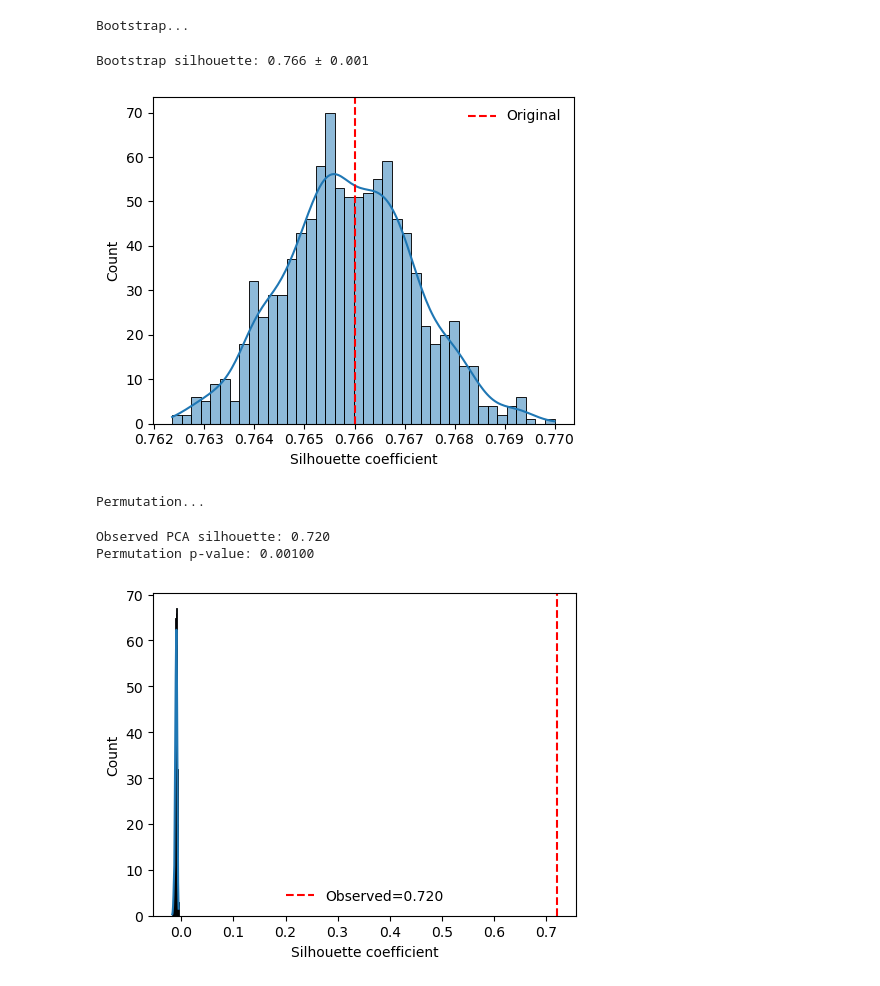
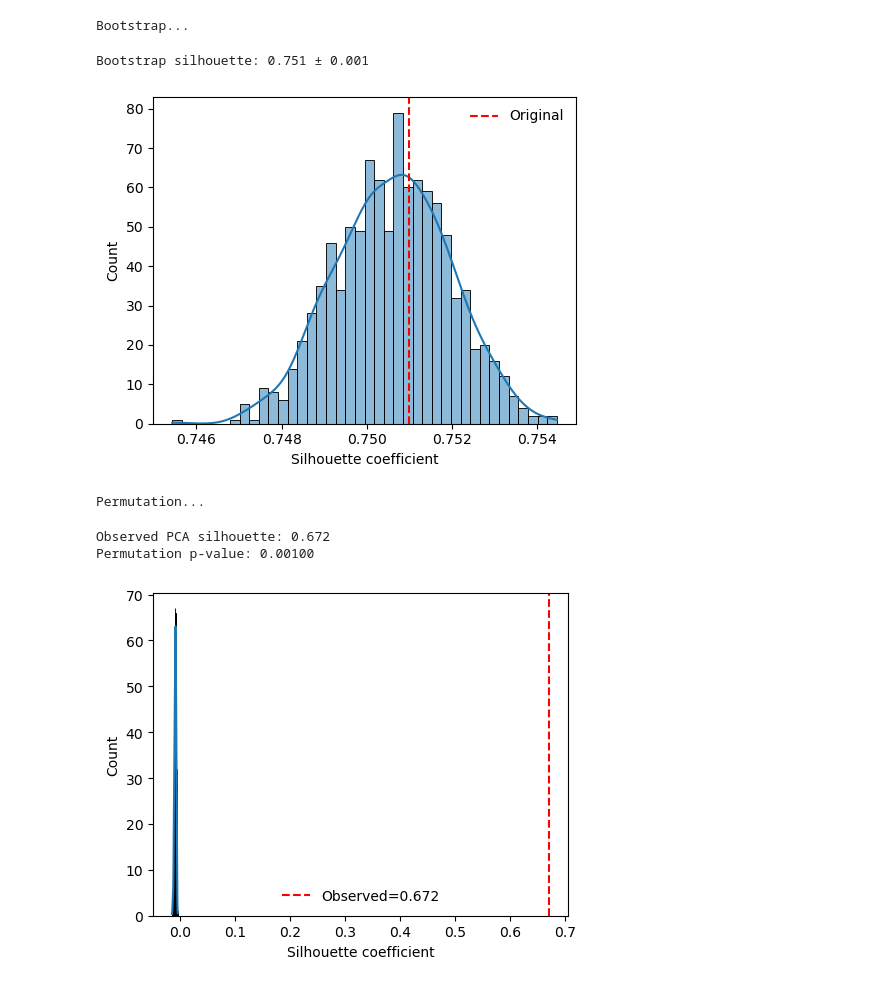
Before and after one commit to ylx6266/NEXUS, a Jupyter notebook: analyse_notebook/Calcium_imaging_analysis.ipynb, the cells around one changed output. Saved outputs shown, nothing was run; the diff lists cells and outputs as text; code cells hidden in the pictures.

```diff
--- a/analyse_notebook/Calcium_imaging_analysis.ipynb
+++ b/analyse_notebook/Calcium_imaging_analysis.ipynb
@@ -231,7 +231,7 @@ print(f"Bootstrap silhouette: {boot.mean():.3f} ± {boot.std():.3f}")
 
 plt.figure(figsize=(5,4))
 sns.histplot(boot,bins=40,kde=True)
-plt.axvline(0.766,color="r",ls="--",label="Original")
+plt.axvline(0.751,color="r",ls="--",label="Original")
 plt.xlabel("Silhouette coefficient")
 plt.legend(frameon=False)
 plt.tight_layout()
@@ -244,39 +244,39 @@ X=PCA(n_components=20,random_state=0).fit_transform(
     StandardScaler().fit_transform(all_vectors)
 )
 
 obs=silhouette_score(X,all_mouse_ids)
 
 perm=[]
 for _ in tqdm(range(n_perm)):
     perm.append(
         silhouette_score(
             X,
             np.random.permutation(all_mouse_ids)
         )
     )
 
 perm=np.array(perm)
 p=(np.sum(perm>=obs)+1)/(n_perm+1)
 
 print(f"Observed PCA silhouette: {obs:.3f}")
 print(f"Permutation p-value: {p:.5f}")
 
 plt.figure(figsize=(5,4))
 sns.histplot(perm,bins=40,kde=True)
 plt.axvline(obs,color="r",ls="--",label=f"Observed={obs:.3f}")
 plt.xlabel("Silhouette coefficient")
 plt.legend(frameon=False)
 plt.tight_layout()
 plt.savefig("permutation_null_silhouette.pdf",dpi=600)
 plt.show()
 # %% [output]
 Bootstrap...
-Bootstrap silhouette: 0.766 ± 0.001
+Bootstrap silhouette: 0.751 ± 0.001
-[figure, old version]
+[figure, new version]
 Permutation...
-Observed PCA silhouette: 0.720
+Observed PCA silhouette: 0.672
 Permutation p-value: 0.00100
-[figure, old version]
+[figure, new version]
 # %%
 import numpy as np
 import matplotlib.pyplot as plt
```
Also changed, not shown: parts of 6 cells of this notebook, 1 other file.
